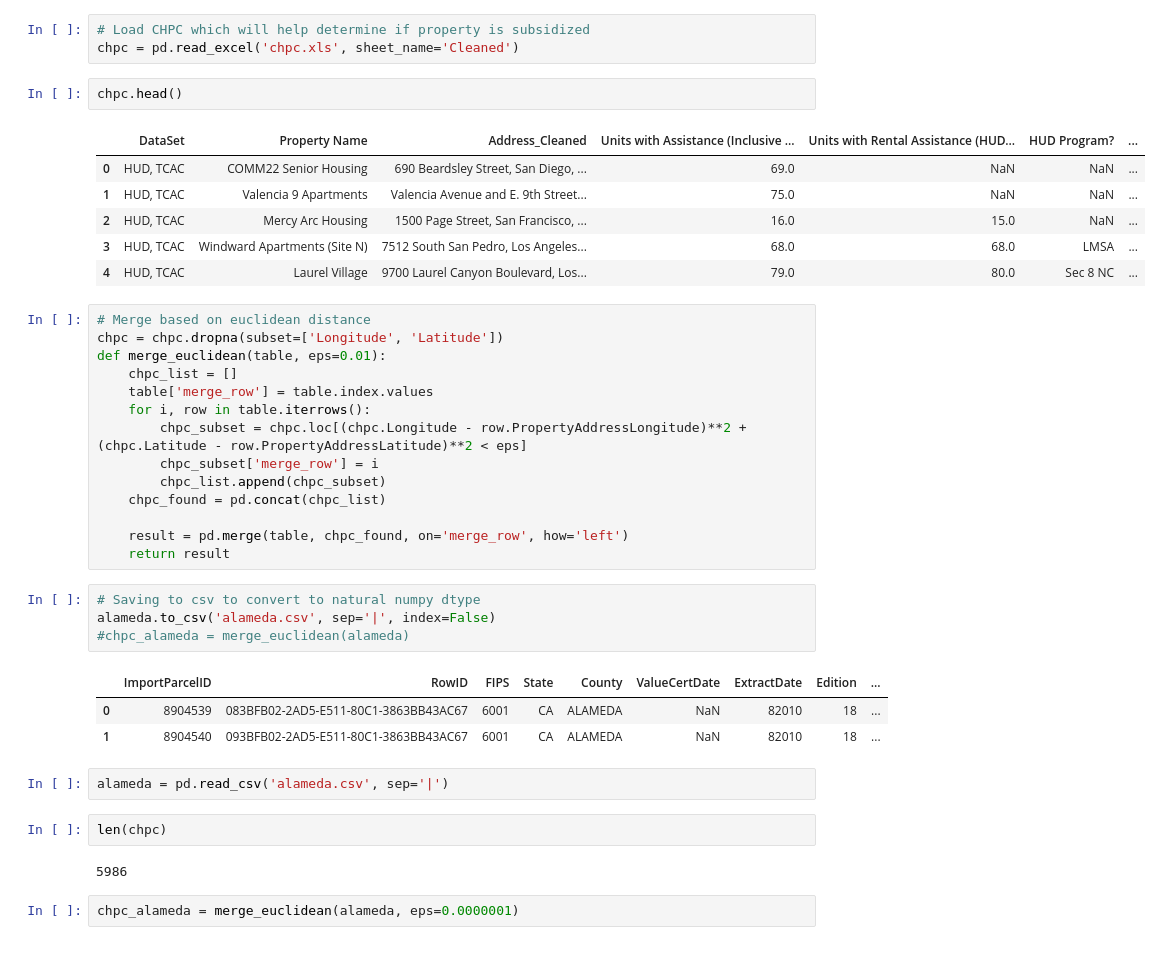
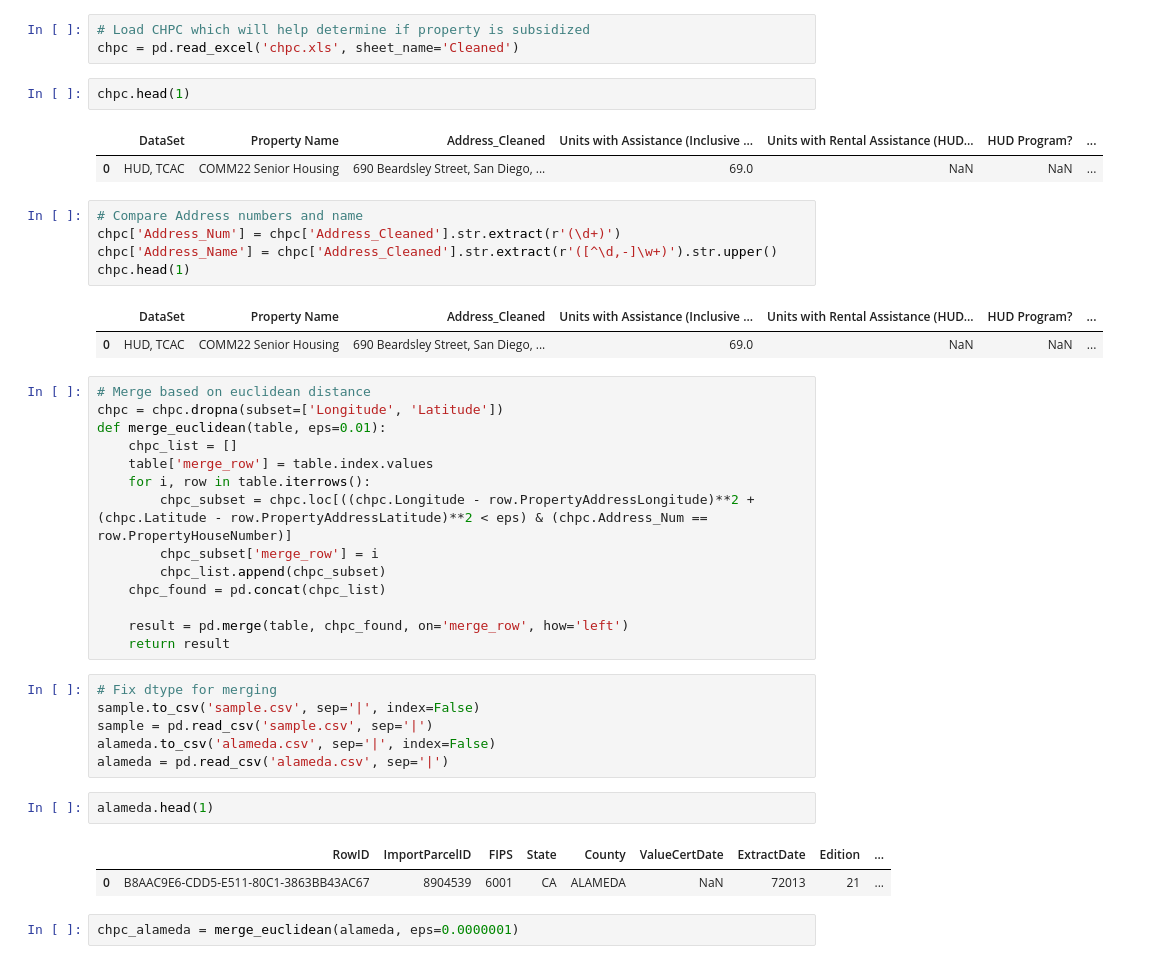
Before and after one commit to brianhtruong/cci_research, a Jupyter notebook: summer_2018/eml_ztrax/Quantifying Tenant Protection.ipynb, the cells around one changed output. Cells and saved outputs as stored; diff of their text form.

```diff
--- a/summer_2018/eml_ztrax/Quantifying Tenant Protection.ipynb
+++ b/summer_2018/eml_ztrax/Quantifying Tenant Protection.ipynb
@@ -157,14 +158,18 @@ Name: PropertyCity, dtype: int64
 # Load CHPC which will help determine if property is subsidized
 chpc = pd.read_excel('chpc.xls', sheet_name='Cleaned')
 # %%
-chpc.head()
+chpc.head(1)
 # %% [output]
 |  | DataSet | Property Name | Address_Cleaned | Units with Assistance (Inclusive ... | Units with Rental Assistance (HUD... | HUD Program? | ... |
 | 0 | HUD, TCAC | COMM22 Senior Housing | 690 Beardsley Street, San Diego, ... | 69.0 | NaN | NaN | ... |
-| 1 | HUD, TCAC | Valencia 9 Apartments | Valencia Avenue and E. 9th Street... | 75.0 | NaN | NaN | ... |
-| 2 | HUD, TCAC | Mercy Arc Housing | 1500 Page Street, San Francisco, ... | 16.0 | 15.0 | NaN | ... |
-| 3 | HUD, TCAC | Windward Apartments (Site N) | 7512 South San Pedro, Los Angeles... | 68.0 | 68.0 | LMSA | ... |
-| 4 | HUD, TCAC | Laurel Village | 9700 Laurel Canyon Boulevard, Los... | 79.0 | 80.0 | Sec 8 NC | ... |
+# %%
+# Compare Address numbers and name
+chpc['Address_Num'] = chpc['Address_Cleaned'].str.extract(r'(\d+)')
+chpc['Address_Name'] = chpc['Address_Cleaned'].str.extract(r'([^\d,-]\w+)').str.upper()
+chpc.head(1)
+# %% [output]
+|  | DataSet | Property Name | Address_Cleaned | Units with Assistance (Inclusive ... | Units with Rental Assistance (HUD... | HUD Program? | ... |
+| 0 | HUD, TCAC | COMM22 Senior Housing | 690 Beardsley Street, San Diego, ... | 69.0 | NaN | NaN | ... |
 # %%
 # Merge based on euclidean distance
 chpc = chpc.dropna(subset=['Longitude', 'Latitude'])
@@ -172,27 +177,24 @@ def merge_euclidean(table, eps=0.01):
     chpc_list = []
     table['merge_row'] = table.index.values
     for i, row in table.iterrows():
-        chpc_subset = chpc.loc[(chpc.Longitude - row.PropertyAddressLongitude)**2 + (chpc.Latitude - row.PropertyAddressLatitude)**2 < eps]
+        chpc_subset = chpc.loc[((chpc.Longitude - row.PropertyAddressLongitude)**2 + (chpc.Latitude - row.PropertyAddressLatitude)**2 < eps) & (chpc.Address_Num == row.PropertyHouseNumber)]
         chpc_subset['merge_row'] = i
         chpc_list.append(chpc_subset)
     chpc_found = pd.concat(chpc_list)
 
     result = pd.merge(table, chpc_found, on='merge_row', how='left')
     return result
-# %%
-# Saving to csv to convert to natural numpy dtype
-alameda.to_csv('alameda.csv', sep='|', index=False)
-#chpc_alameda = merge_euclidean(alameda)
-# %% [output]
-|  | ImportParcelID | RowID | FIPS | State | County | ValueCertDate | ExtractDate | Edition | ... |
-| 0 | 8904539 | 083BFB02-2AD5-E511-80C1-3863BB43AC67 | 6001 | CA | ALAMEDA | NaN | 82010 | 18 | ... |
-| 1 | 8904540 | 093BFB02-2AD5-E511-80C1-3863BB43AC67 | 6001 | CA | ALAMEDA | NaN | 82010 | 18 | ... |
-# %%
-alameda = pd.read_csv('alameda.csv', sep='|')
-# %%
-len(chpc)
-# %% [output]
-5986
+# %%
+# Fix dtype for merging
+sample.to_csv('sample.csv', sep='|', index=False)
+sample = pd.read_csv('sample.csv', sep='|')
+alameda.to_csv('alameda.csv', sep='|', index=False)
+alameda = pd.read_csv('alameda.csv', sep='|')
+# %%
+alameda.head(1)
+# %% [output]
+|  | RowID | ImportParcelID | FIPS | State | County | ValueCertDate | ExtractDate | Edition | ... |
+| 0 | B8AAC9E6-CDD5-E511-80C1-3863BB43AC67 | 8904539 | 6001 | CA | ALAMEDA | NaN | 72013 | 21 | ... |
 # %%
 chpc_alameda = merge_euclidean(alameda, eps=0.0000001)
 # %% [output]
```
Also changed, not shown: parts of 21 cells of this notebook.
